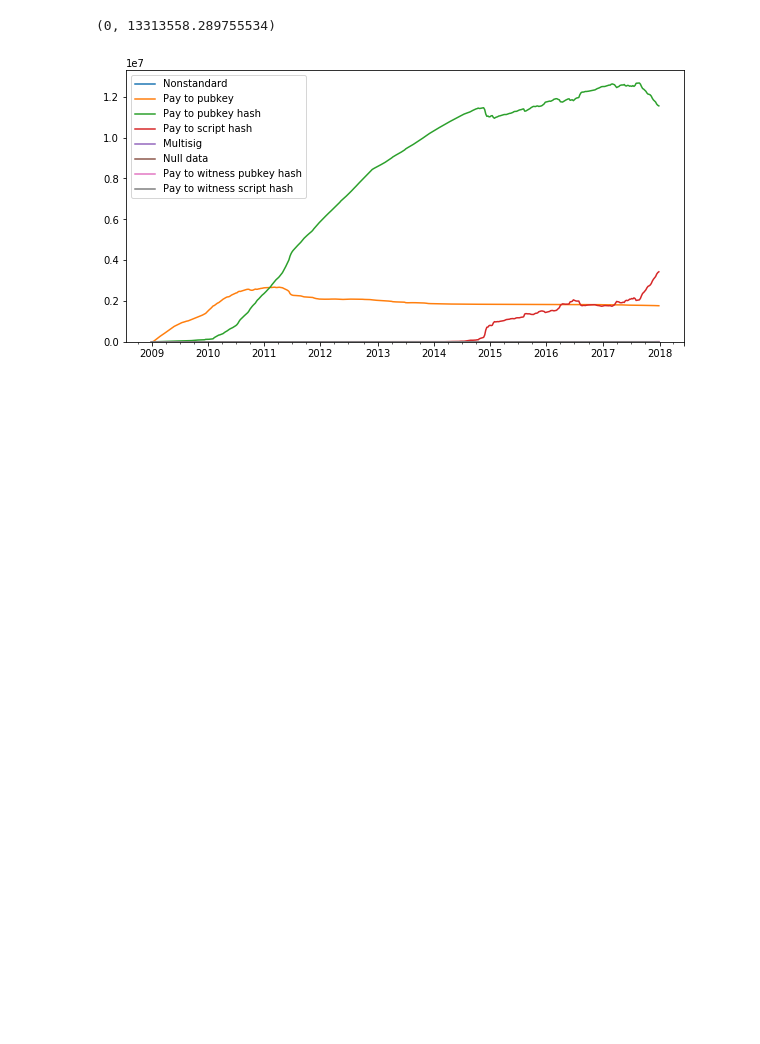
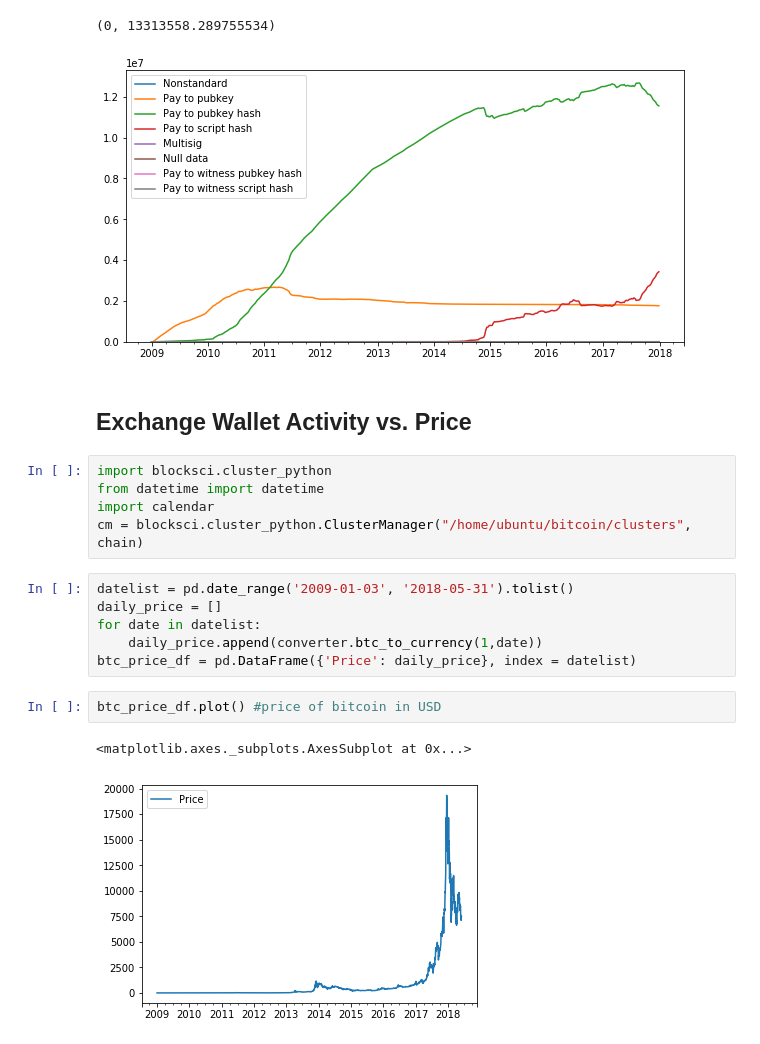
Before and after one commit to fund3/anova-blocksci, a Jupyter notebook: Eileen.ipynb, the cells around one changed output. Cells and saved outputs as stored; diff of their text form; blank space fills up the shorter version.

```diff
--- a/Eileen.ipynb
+++ b/Eileen.ipynb
@@ -513,3 +514,21 @@ ax.set_ylim(ymin=0)
 # %% [output]
 (0, 13313558.289755534)
 [figure]
+# %% [markdown]
+## Exchange Wallet Activity vs. Price
+# %%
+import blocksci.cluster_python
+from datetime import datetime
+import calendar
+cm = blocksci.cluster_python.ClusterManager("/home/ubuntu/bitcoin/clusters", chain)
+# %%
+datelist = pd.date_range('2009-01-03', '2018-05-31').tolist()
+daily_price = []
+for date in datelist:
+    daily_price.append(converter.btc_to_currency(1,date))
+btc_price_df = pd.DataFrame({'Price': daily_price}, index = datelist)
+# %%
+btc_price_df.plot() #price of bitcoin in USD
+# %% [output]
+<matplotlib.axes._subplots.AxesSubplot at 0x...>
+[figure, added]
```
Also changed, not shown: parts of 19 cells of this notebook.
